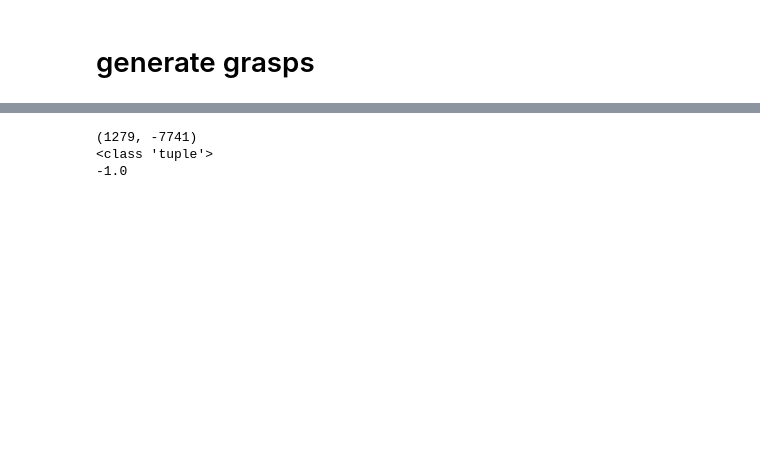
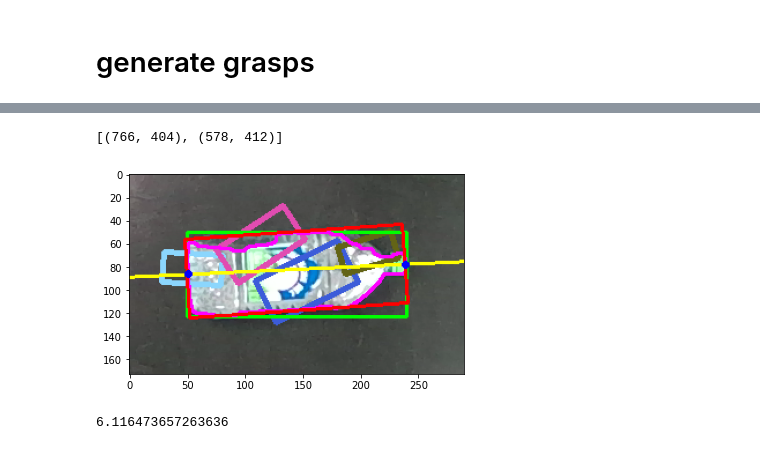
Before and after one commit to vladushked/robotic-grasping, a Jupyter notebook: generate_grasps_for_dataset.ipynb, the cells around one changed output, grey strips where cells are left out. Saved outputs shown, nothing was run; the diff lists cells and outputs as text; code cells hidden in the pictures; blank space fills up the shorter version.

```diff
--- a/generate_grasps_for_dataset.ipynb
+++ b/generate_grasps_for_dataset.ipynb
@@ -137,10 +113,20 @@ pt = (1279, -7741)
-# %%
-for pt in zip(*line(cols-1,righty,0,lefty)):
-    print(pt)
-    print(type(pt))
-    print(cv2.pointPolygonTest(contour, (int(pt[0]), int(pt[1])), False))
-    break
-# %% [output]
-(1279, -7741)
-<class 'tuple'>
--1.0
+# %%
+def find_intersection(img, x1,y1,x2,y2, contour):
+    points = []
+    for (pt1, pt2) in zip(*line(x1,y1,x2,y2)):
+        point = (int(pt1), int(pt2))
+        if cv2.pointPolygonTest(contour, point, False) == 0:  # If the point is on the contour
+            cv2.circle(rgb_copy, point, 2, (0, 0, 255), 2)
+            points.append(point)
+    return points
+# %%
+rgb_copy = rgb_copy.copy()
+
+points = find_intersection(rgb_copy, cols-1,righty,0,lefty, contour)
+
+cropped_rgb = crop_bbox(rgb_copy, bbox)
+plt.imshow(cropped_rgb)
+print(points)
+# %% [output]
+[(766, 404), (578, 412)]
+[figure, added]
@@ -146,0 +141,4 @@ for pt in zip(*line(cols-1,righty,0,lefty)):
+# %%
+divider
+# %% [output]
+6.116473657263636
```
Also changed, not shown: parts of 17 cells of this notebook.
